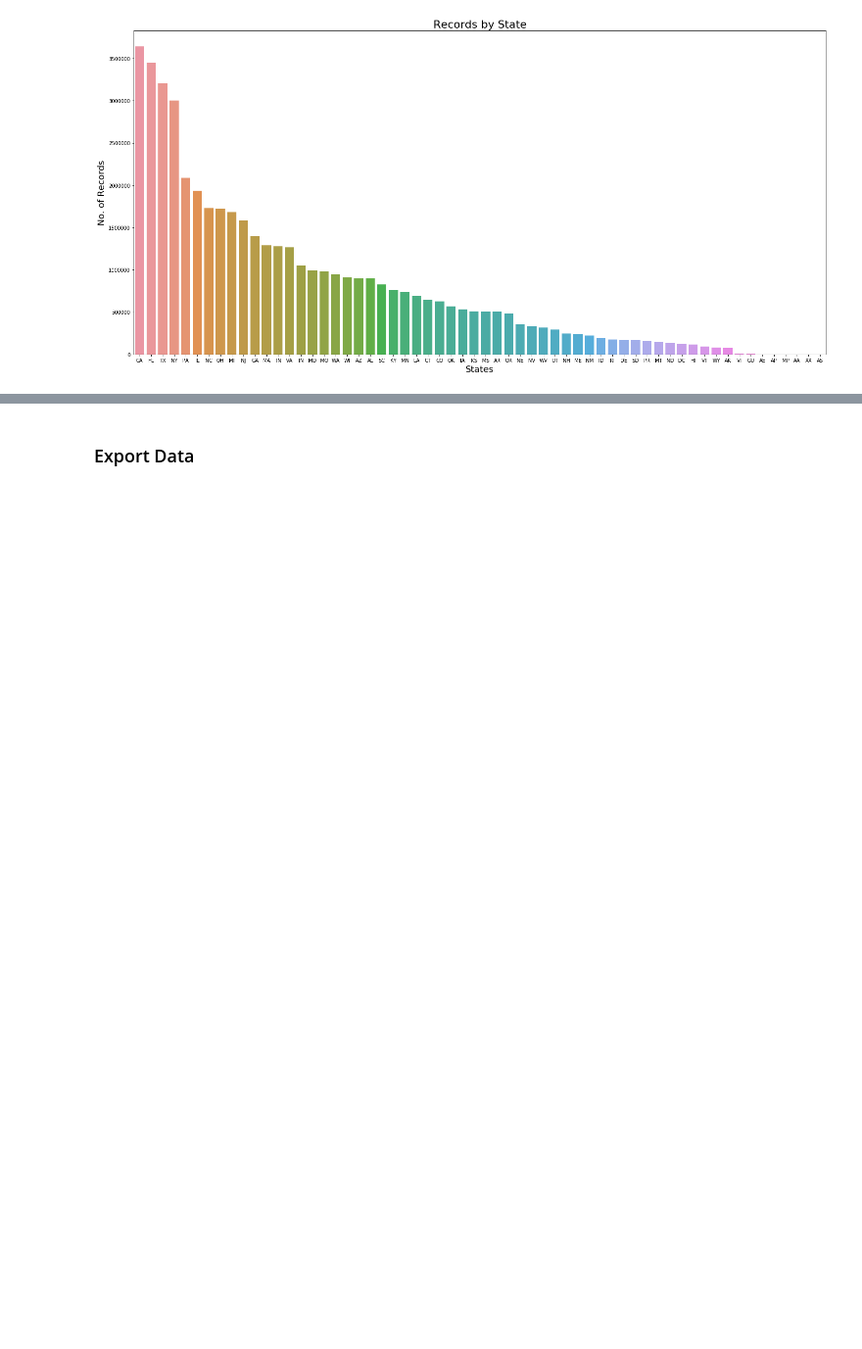
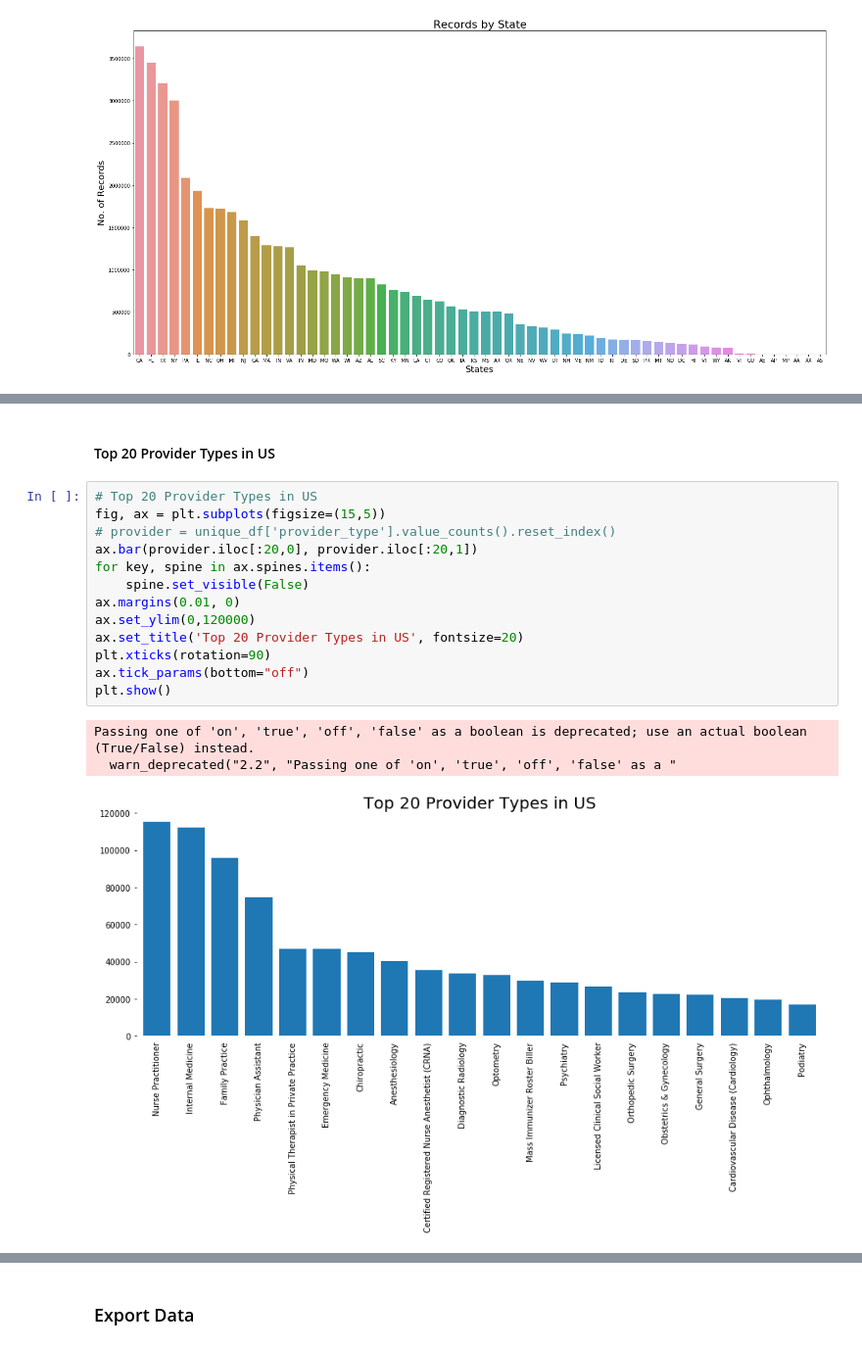
Before and after one commit to mohi9282/arcgis-python-api, a Jupyter notebook: samples/04_gis_analysts_data_scientists/medicare_payment_part1.ipynb, the cells around one changed output, grey strips where cells are left out. Shown: that part at 98% size. Saved outputs shown, nothing was run; the diff lists cells and outputs as text; blank space fills up the shorter version.

```diff
--- a/samples/04_gis_analysts_data_scientists/medicare_payment_part1.ipynb
+++ b/samples/04_gis_analysts_data_scientists/medicare_payment_part1.ipynb
@@ -532,0 +600,19 @@ Text(0, 0.5, 'No. of Records')
+# %% [markdown]
+#### Top 20 Provider Types in US
+# %%
+# Top 20 Provider Types in US
+fig, ax = plt.subplots(figsize=(15,5))
+# provider = unique_df['provider_type'].value_counts().reset_index()
+ax.bar(provider.iloc[:20,0], provider.iloc[:20,1])
+for key, spine in ax.spines.items():
+    spine.set_visible(False)
+ax.margins(0.01, 0)
+ax.set_ylim(0,120000)
+ax.set_title('Top 20 Provider Types in US', fontsize=20)
+plt.xticks(rotation=90)
+ax.tick_params(bottom="off")
+plt.show()
+# %% [output]
+Passing one of 'on', 'true', 'off', 'false' as a boolean is deprecated; use an actual boolean (True/False) instead.
+  warn_deprecated("2.2", "Passing one of 'on', 'true', 'off', 'false' as a "
+[figure, added]
```
Also changed, not shown: parts of 27 cells of this notebook, 3 other files.
